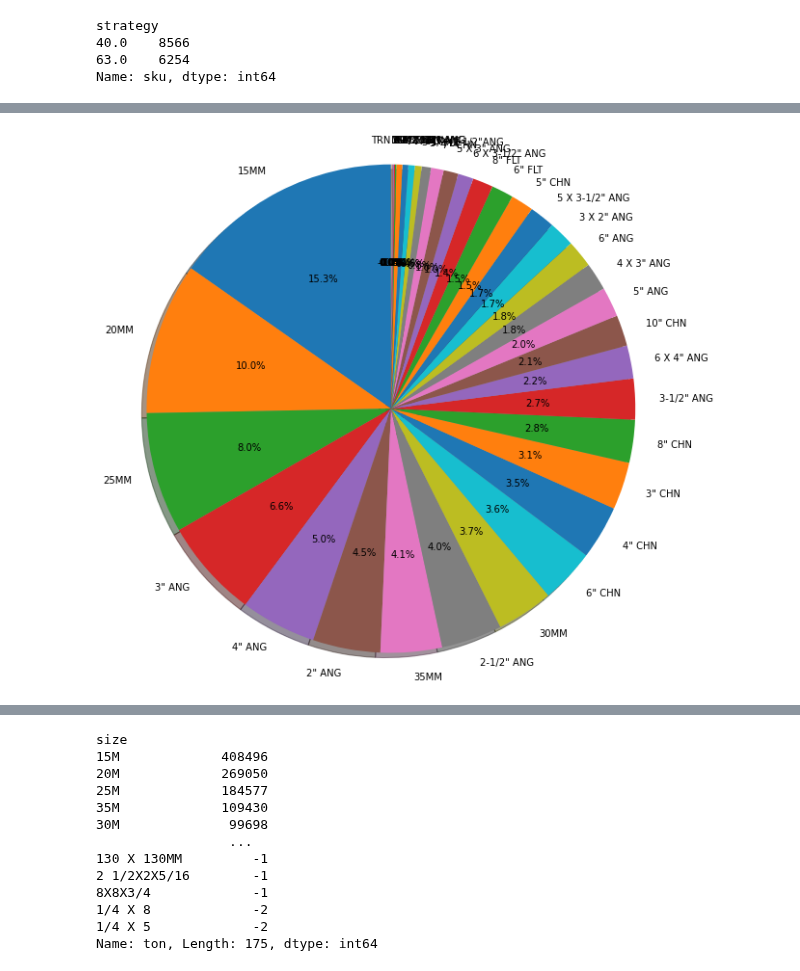
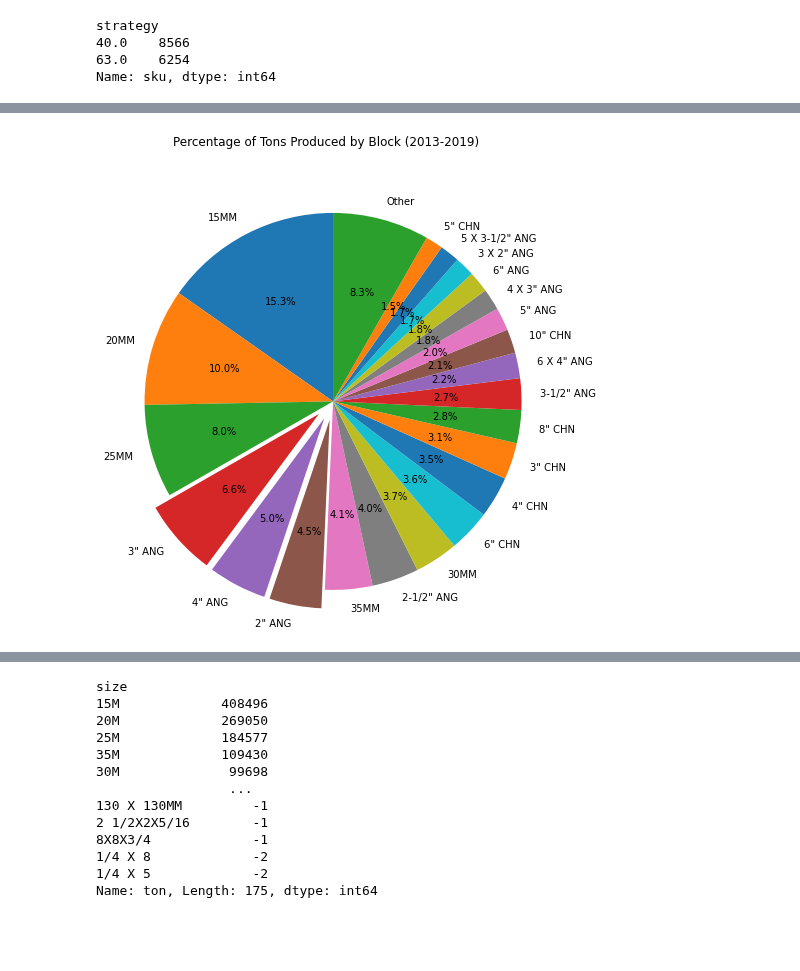
Before and after one commit to jvac06/pft, a Jupyter notebook: scripts/prod_eda.ipynb, the cells around one changed output, grey strips where cells are left out. Drawn from its saved outputs; the diff is of its cells as text; code cells hidden in the pictures; blank space fills up the shorter version.

```diff
--- a/scripts/prod_eda.ipynb
+++ b/scripts/prod_eda.ipynb
@@ -99,13 +84,25 @@ Name: ton, dtype: int64
+# %%
+#top 22 out of 41
+top22 = totprod_by_block[:22]
+#Create other categories anything less than 40K tons, bottom 19 out of 44
+bottom19 = totprod_by_block[22:].sum()
+bottom19 = pd.Series(bottom19)
+bottom19.rename({0:"Other"}, inplace=True)
+# %%
+#join top22 + bottom19
+total_blocks = top22.append(bottom19)
 # %%
 #PieChart by Block
-fig_dims = (10,10)
+fig_dims = (8,8)
 fig, ax1 = plt.subplots(figsize=fig_dims)
+fig.suptitle("Percentage of Tons Produced by Block (2013-2019)")
+explode = [0 for block in range(23)]
+explode[3:6] = [0.1, 0.1, 0.1]
 
-ax1.pie(totprod_by_block, labels=totprod_by_block.index, autopct='%1.1f%%', shadow=True, startangle=90)
+#Create plot & title
+ax1.pie(total_blocks, labels=total_blocks.index, autopct='%1.1f%%', shadow=False, startangle=90, explode=explode)
 ax1.axis('equal')
 
 plt.show()
-
-#need to create "others" category to combine small blocks
 # %% [output]
-[figure, old version]
+[figure, new version]
```
Also changed, not shown: parts of 10 cells of this notebook.
